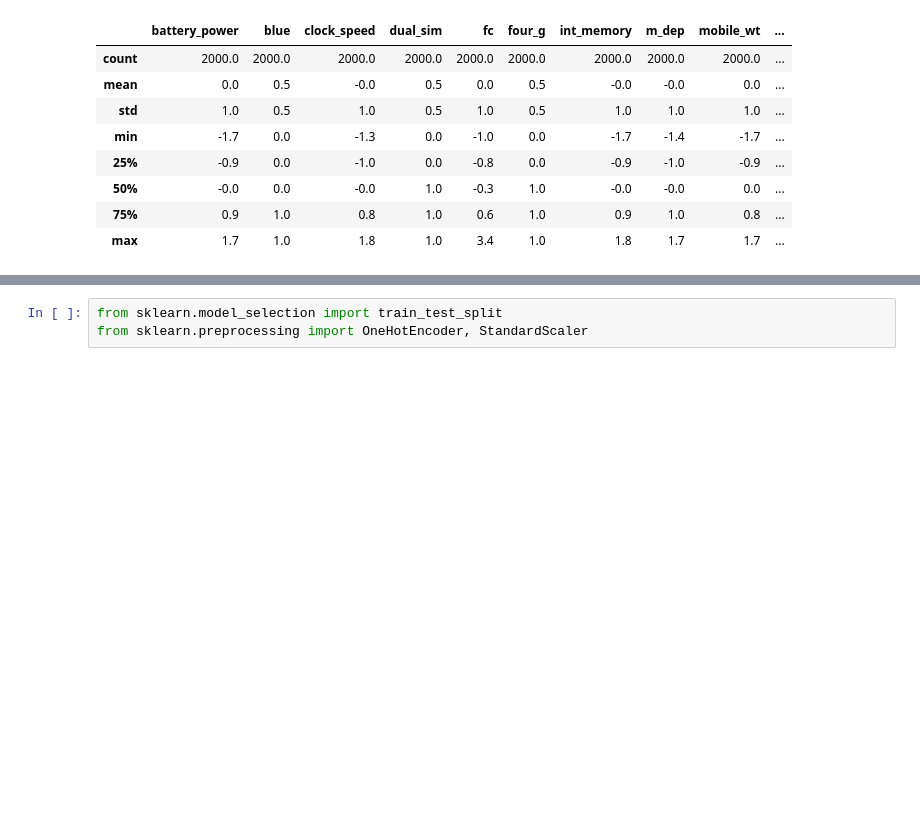
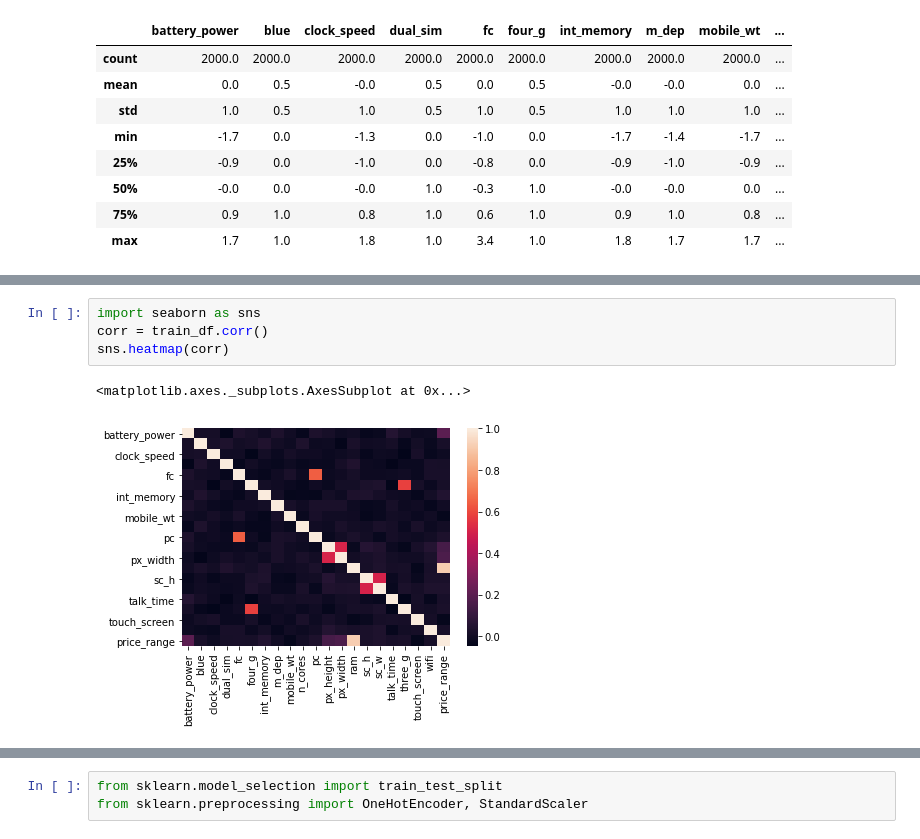
Before and after one commit to banypakha/classification-price, a Jupyter notebook: Classification_price_range.ipynb, the cells around one changed output, grey strips where cells are left out. Cells and saved outputs as stored; diff of their text form; blank space fills up the shorter version.

```diff
--- a/Classification_price_range.ipynb
+++ b/Classification_price_range.ipynb
@@ -134,0 +162,7 @@ train_df_norm.corr()
+# %%
+import seaborn as sns
+corr = train_df.corr()
+sns.heatmap(corr)
+# %% [output]
+<matplotlib.axes._subplots.AxesSubplot at 0x...>
+[figure, added]
```
Also changed, not shown: parts of 6 cells of this notebook.
